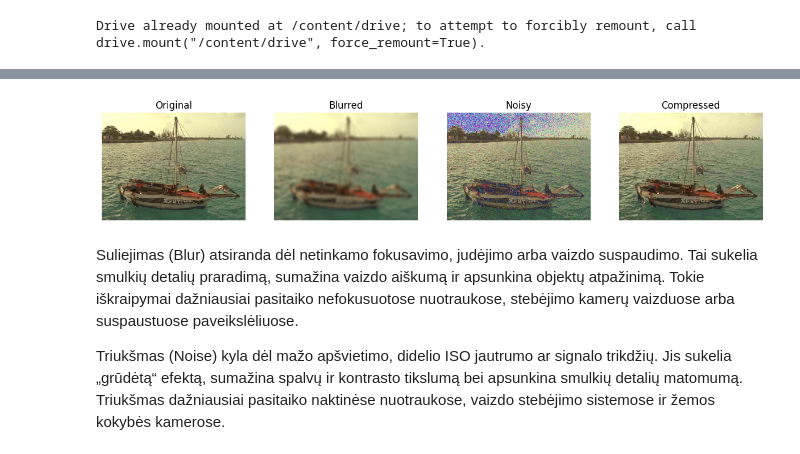
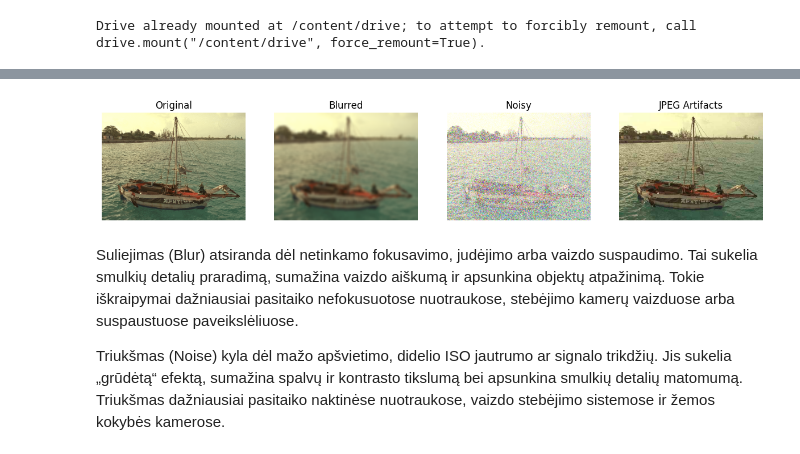
Before and after one commit to vestinabert/Image_Processing, a Jupyter notebook: Image_Quality_Assessment.ipynb, the cells around one changed output, grey strips where cells are left out. Drawn from its saved outputs; the diff is of its cells as text; code cells hidden in the pictures.

```diff
--- a/Image_Quality_Assessment.ipynb
+++ b/Image_Quality_Assessment.ipynb
@@ -9,17 +9,21 @@ Drive already mounted at /content/drive; to attempt to forcibly remount, call dr
 import cv2
 import os
 import matplotlib.pyplot as plt
+import glob
 
 # Define the path to images
-img_dir = "/content/drive/My Drive/images_dataset/distorted_images"
-img_files = os.listdir(img_dir)
+dataset_path = "/content/drive/My Drive/images_dataset/distorted_images"
 
-# Read and display an image
-img_path = os.path.join(img_dir, img_files[0])
-img = cv2.imread(img_path)  # Read image
-img = cv2.cvtColor(img, cv2.COLOR_BGR2RGB)  # Convert BGR to RGB
+# Get list of image files
+image_files = glob.glob(os.path.join(dataset_path, "*.bmp"))
 
-plt.imshow(img)
-plt.axis('off')
+# Display sample images
+plt.figure(figsize=(10, 5))
+for i, img_path in enumerate(image_files[:5]):
+    img = cv2.imread(img_path)
+    img = cv2.cvtColor(img, cv2.COLOR_BGR2RGB)  # Convert BGR to RGB for correct color
+    plt.subplot(1, 5, i+1)
+    plt.imshow(img)
+    plt.axis("off")
 plt.show()
 # %% [output]
@@ -27,33 +31,32 @@ plt.show()
 # %%
 import numpy as np
 
-# Load an image
-img = cv2.imread(img_path)
-img = cv2.cvtColor(img, cv2.COLOR_BGR2RGB)
+# Load a sample image
+image_path = image_files[0]  # Use first image
+image = cv2.imread(image_path)
+image = cv2.cvtColor(image, cv2.COLOR_BGR2RGB)
 
-# Apply distortions
-blurred = cv2.GaussianBlur(img, (15, 15), 5)  # Gaussian Blur
-noise = img + np.random.normal(0, 25, img.shape).astype(np.uint8)  # Add Noise
-_, compressed = cv2.imencode('.jpg', img, [cv2.IMWRITE_JPEG_QUALITY, 20])  # JPEG Compression
+# Apply Blur
+blurred = cv2.GaussianBlur(image, (15, 15), 5)
+
+# Add Gaussian Noise
+noise = np.random.normal(0, 25, image.shape).astype(np.uint8)
+noisy = cv2.add(image, noise)
+
+# JPEG Compression
+_, compressed = cv2.imencode(".jpg", image, [cv2.IMWRITE_JPEG_QUALITY, 30])
 compressed = cv2.imdecode(compressed, cv2.IMREAD_COLOR)
 
 # Display results
-fig, axs = plt.subplots(1, 4, figsize=(15, 5))
-axs[0].imshow(img)
-axs[0].set_title("Original")
-axs[1].imshow(blurred)
-axs[1].set_title("Blurred")
-axs[2].imshow(noise)
-axs[2].set_title("Noisy")
-axs[3].imshow(compressed)
-axs[3].set_title("Compressed")
-
-for ax in axs:
-    ax.axis("off")
-
+fig, ax = plt.subplots(1, 4, figsize=(15, 5))
+ax[0].imshow(image); ax[0].set_title("Original")
+ax[1].imshow(blurred); ax[1].set_title("Blurred")
+ax[2].imshow(noisy); ax[2].set_title("Noisy")
+ax[3].imshow(compressed); ax[3].set_title("JPEG Artifacts")
+for a in ax: a.axis("off")
 plt.show()
 # %% [output]
-[figure, old version]
+[figure, new version]
 # %% [markdown]
 Suliejimas (Blur) atsiranda dėl netinkamo fokusavimo, judėjimo arba vaizdo suspaudimo. Tai sukelia smulkių detalių praradimą, sumažina vaizdo aiškumą ir apsunkina objektų atpažinimą. Tokie iškraipymai dažniausiai pasitaiko nefokusuotose nuotraukose, stebėjimo kamerų vaizduose arba suspaustuose paveikslėliuose.
 
```
Also changed, not shown: parts of 7 cells of this notebook.
